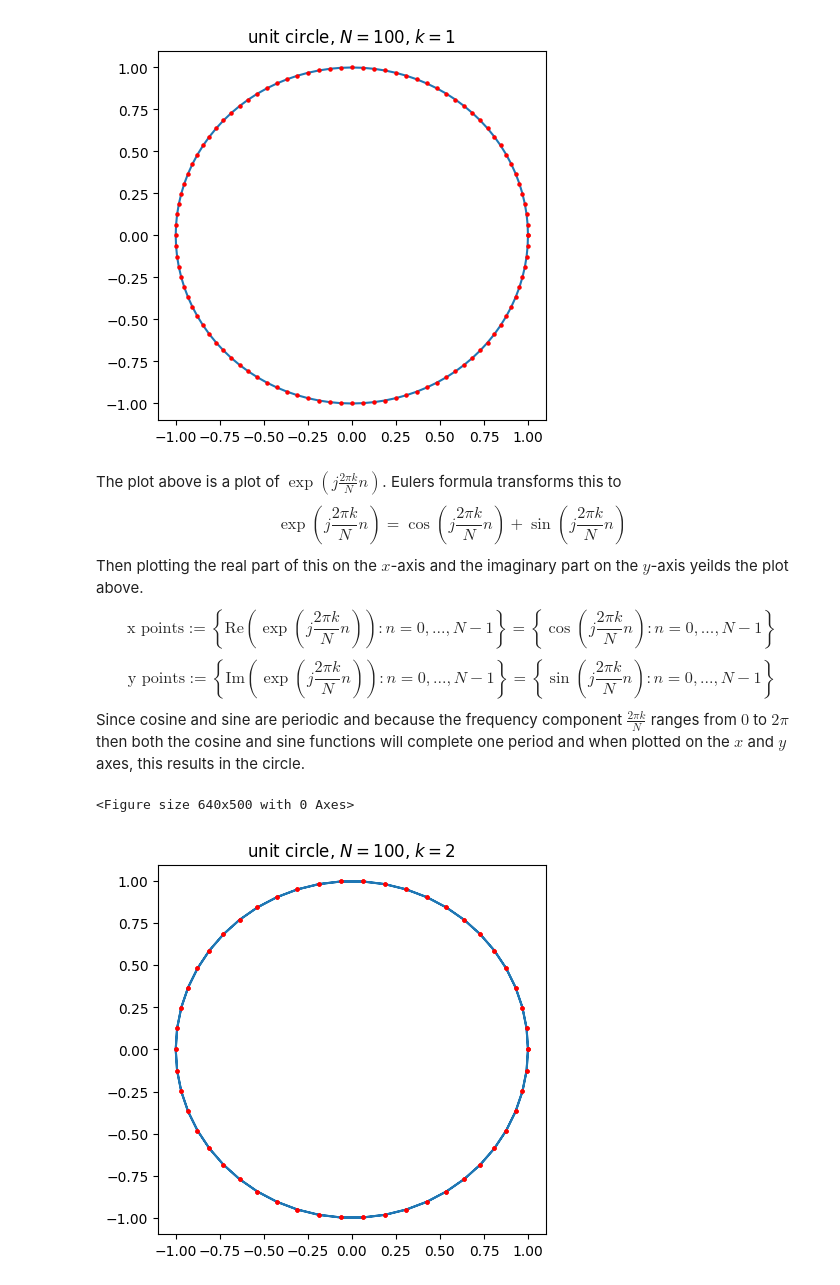
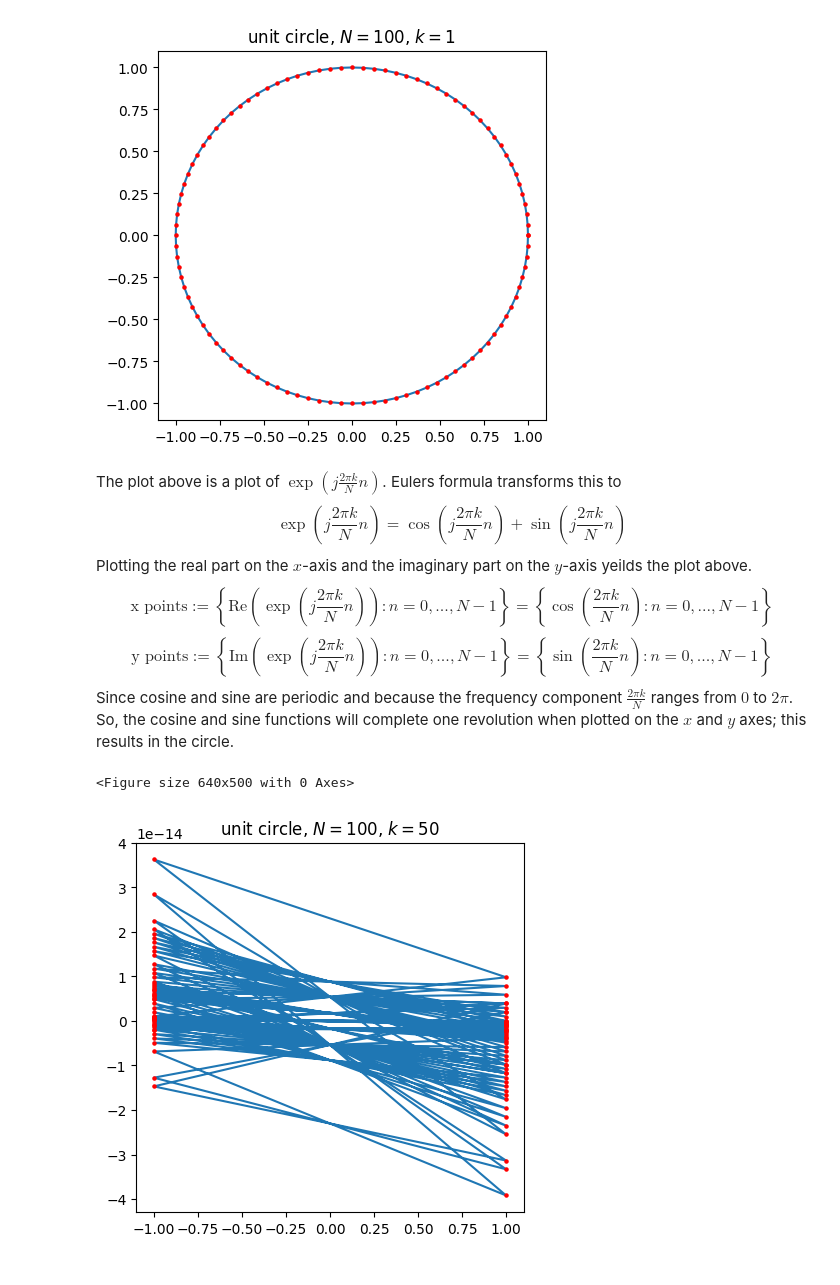
Before and after one commit to finnhittson/csds464, a Jupyter notebook: 464-A5_fxh157_files/A5_fxh157.ipynb, the cells around one changed output. Drawn from its saved outputs; the diff is of its cells as text; code cells hidden in the pictures.

```diff
--- a/464-A5_fxh157_files/A5_fxh157.ipynb
+++ b/464-A5_fxh157_files/A5_fxh157.ipynb
@@ -22,16 +26,16 @@ The plot above is a plot of $\exp(j\frac{2\pi k}{N}n)$. Eulers formula transform
 $$
 \exp\left(j\frac{2\pi k}{N}n\right)=\cos\left(j\frac{2\pi k}{N}n\right)+\sin\left(j\frac{2\pi k}{N}n\right)
 $$
-Then plotting the real part of this on the $x$-axis and the imaginary part on the $y$-axis yeilds the plot above.
+Plotting the real part on the $x$-axis and the imaginary part on the $y$-axis yeilds the plot above.
 $$
-\text{x points}:=\left\{\text{Re}\left(\exp\left(j\frac{2\pi k}{N}n\right)\right):n=0,...,N-1\right\}=\left\{\cos\left(j\frac{2\pi k}{N}n\right):n=0,...,N-1\right\}
+\text{x points}:=\left\{\text{Re}\left(\exp\left(j\frac{2\pi k}{N}n\right)\right):n=0,...,N-1\right\}=\left\{\cos\left(\frac{2\pi k}{N}n\right):n=0,...,N-1\right\}
 $$
 $$
-\text{y points}:=\left\{\text{Im}\left(\exp\left(j\frac{2\pi k}{N}n\right)\right):n=0,...,N-1\right\}=\left\{\sin\left(j\frac{2\pi k}{N}n\right):n=0,...,N-1\right\}
+\text{y points}:=\left\{\text{Im}\left(\exp\left(j\frac{2\pi k}{N}n\right)\right):n=0,...,N-1\right\}=\left\{\sin\left(\frac{2\pi k}{N}n\right):n=0,...,N-1\right\}
 $$
-Since cosine and sine are periodic and because the frequency component $\frac{2\pi k}{N}$ ranges from $0$ to $2\pi$ then both the cosine and sine functions will complete one period and when plotted on the $x$ and $y$ axes, this results in the circle.
+Since cosine and sine are periodic and because the frequency component $\frac{2\pi k}{N}$ ranges from $0$ to $2\pi$. So, the cosine and sine functions will complete one revolution when plotted on the $x$ and $y$ axes; this results in the circle.
 # %%
-a5.plot_circle(N=100, k=2)
+a5.plot_circle(k=50, N=100)
 # %% [output]
 <Figure size 640x500 with 0 Axes>
-[figure, old version]
+[figure, new version]
```
Also changed, not shown: parts of 29 cells of this notebook, 1 other file.
